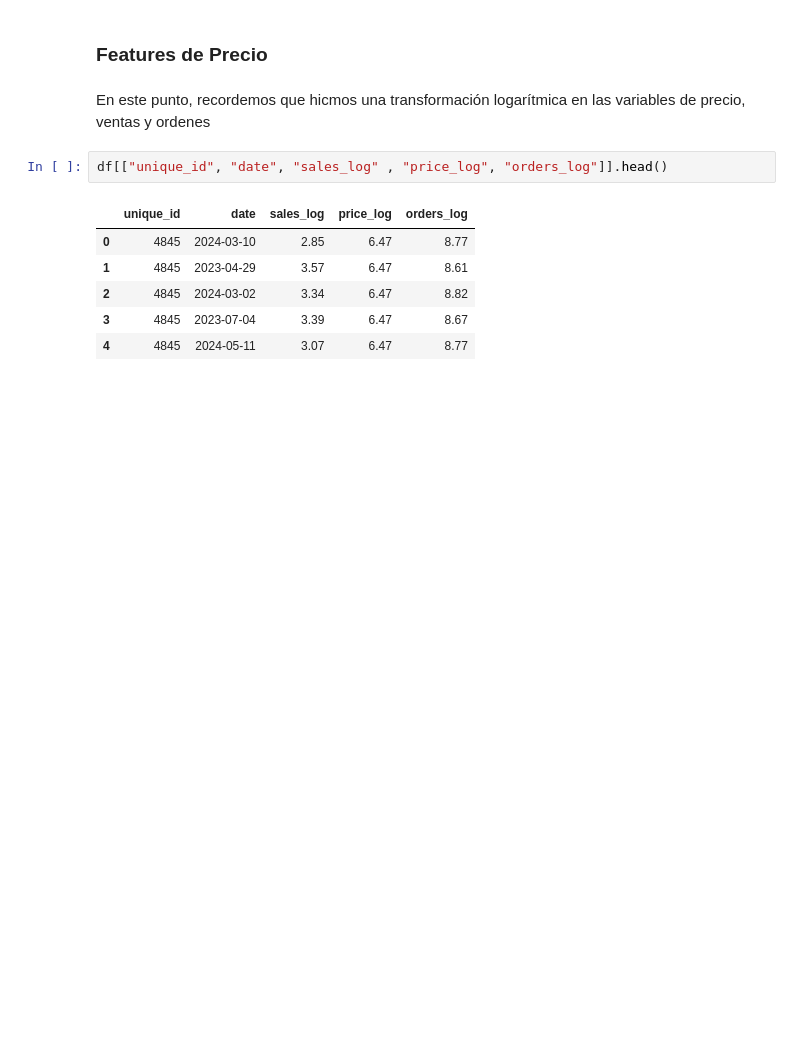
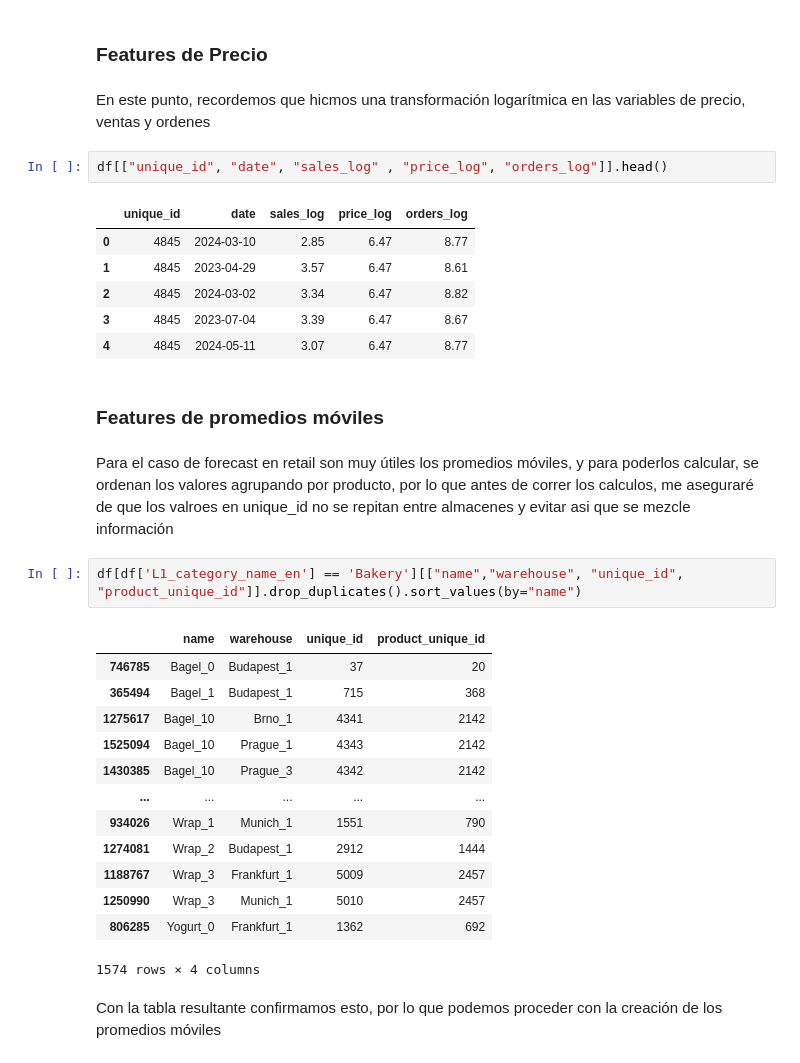
Before and after one commit to Maxkaizo/retail, a Jupyter notebook: notebooks/feat_eng.ipynb, the cells around one changed output. Drawn from its saved outputs; the diff is of its cells as text; blank space fills up the shorter version.

```diff
--- a/lab/feat_eng.ipynb
+++ b/notebooks/feat_eng.ipynb
@@ -224,3 +224,25 @@ df[["unique_id", "date", "sales_log" , "price_log", "orders_log"]].head()
 | 2 | 4845 | 2024-03-02 | 3.34 | 6.47 | 8.82 |
 | 3 | 4845 | 2023-07-04 | 3.39 | 6.47 | 8.67 |
 | 4 | 4845 | 2024-05-11 | 3.07 | 6.47 | 8.77 |
+# %% [markdown]
+### Features de promedios móviles
+# %% [markdown]
+Para el caso de forecast en retail son muy útiles los promedios móviles, y para poderlos calcular, se ordenan los valores agrupando por producto, por lo que antes de correr los calculos, me aseguraré de que los valroes en unique_id no se repitan entre almacenes y evitar asi que se mezcle información
+# %%
+df[df['L1_category_name_en'] == 'Bakery'][["name","warehouse", "unique_id", "product_unique_id"]].drop_duplicates().sort_values(by="name")
+# %% [output]
+|  | name | warehouse | unique_id | product_unique_id |
+| 746785 | Bagel_0 | Budapest_1 | 37 | 20 |
+| 365494 | Bagel_1 | Budapest_1 | 715 | 368 |
+| 1275617 | Bagel_10 | Brno_1 | 4341 | 2142 |
+| 1525094 | Bagel_10 | Prague_1 | 4343 | 2142 |
+| 1430385 | Bagel_10 | Prague_3 | 4342 | 2142 |
+| ... | ... | ... | ... | ... |
+| 934026 | Wrap_1 | Munich_1 | 1551 | 790 |
+| 1274081 | Wrap_2 | Budapest_1 | 2912 | 1444 |
+| 1188767 | Wrap_3 | Frankfurt_1 | 5009 | 2457 |
+| 1250990 | Wrap_3 | Munich_1 | 5010 | 2457 |
+| 806285 | Yogurt_0 | Frankfurt_1 | 1362 | 692 |
+1574 rows × 4 columns
+# %% [markdown]
+Con la tabla resultante confirmamos esto, por lo que podemos proceder con la creación de los promedios móviles
```
Also changed, not shown: parts of 3 cells of this notebook.
